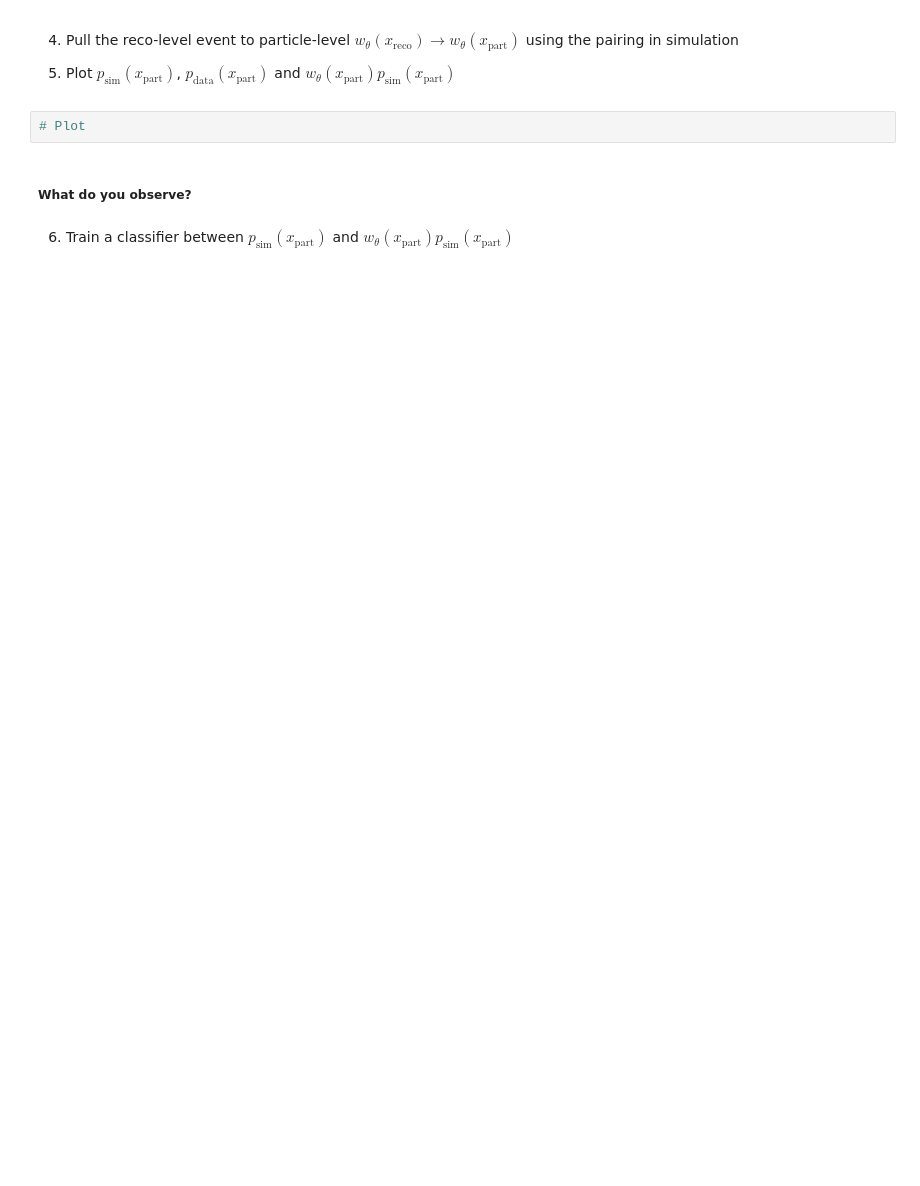
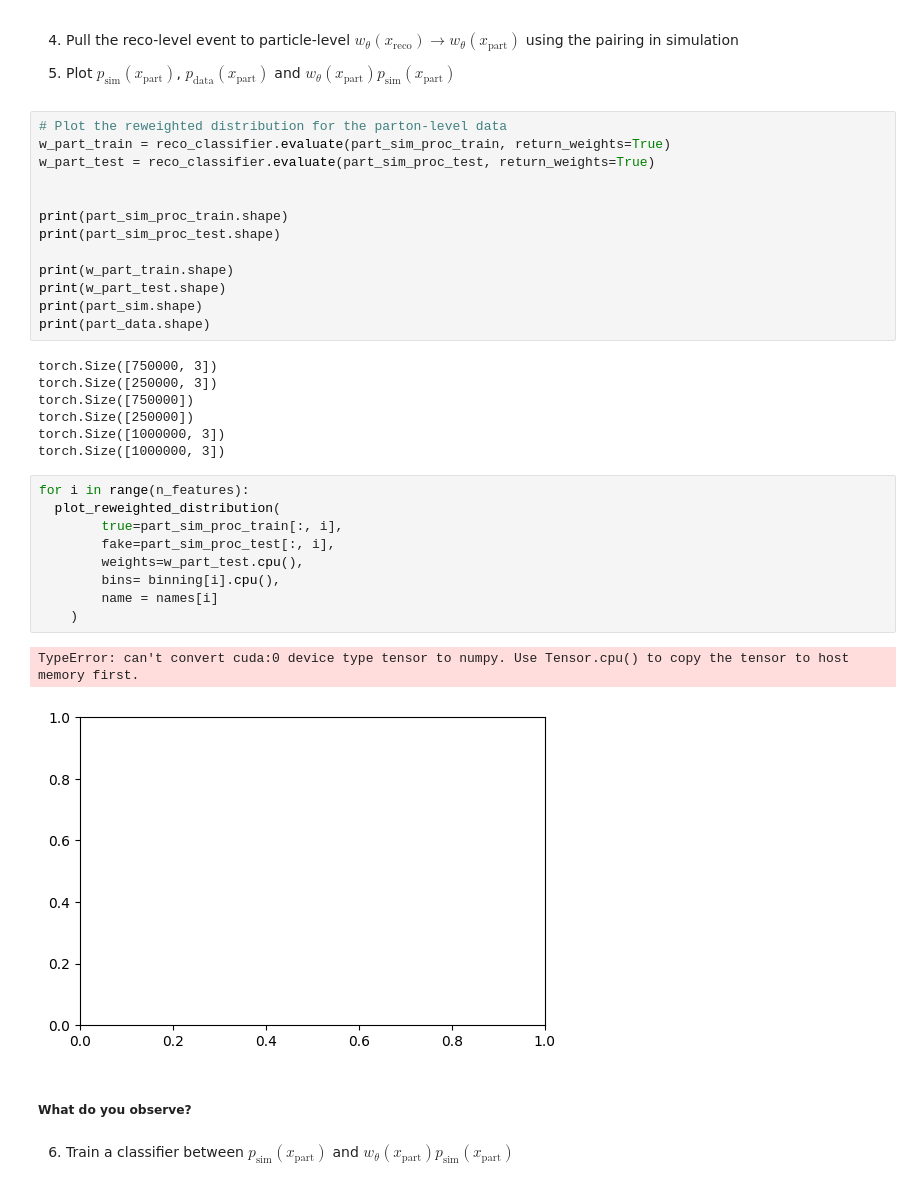
Before and after one commit to skipperglume/AI_suggested_scripts, a Jupyter notebook: Omnifold_tutorial_student.ipynb, the cells around one changed output. Drawn from its saved outputs; the diff is of its cells as text; blank space fills up the shorter version.

```diff
--- a/Omnifold_tutorial_student.ipynb
+++ b/Omnifold_tutorial_student.ipynb
@@ -405,8 +404,38 @@ for i in range(n_features):
 4. Pull the reco-level event to particle-level $w_\theta(x_\text{reco}) \rightarrow w_\theta(x_\text{part})$ using the pairing in simulation
 
 5. Plot $p_\text{sim}(x_\text{part})$, $p_{\text{data}}(x_{\text{part}})$ and $w_\theta(x_\text{part})p_\text{sim}(x_\text{part})$
-# %%
-# Plot
+# %%
+# Plot the reweighted distribution for the parton-level data
+w_part_train = reco_classifier.evaluate(part_sim_proc_train, return_weights=True)
+w_part_test = reco_classifier.evaluate(part_sim_proc_test, return_weights=True)
+
+
+print(part_sim_proc_train.shape)
+print(part_sim_proc_test.shape)
+
+print(w_part_train.shape)
+print(w_part_test.shape)
+print(part_sim.shape)
+print(part_data.shape)
+# %% [output]
+torch.Size([750000, 3])
+torch.Size([250000, 3])
+torch.Size([750000])
+torch.Size([250000])
+torch.Size([1000000, 3])
+torch.Size([1000000, 3])
+# %%
+for i in range(n_features):
+  plot_reweighted_distribution(
+        true=part_sim_proc_train[:, i],
+        fake=part_sim_proc_test[:, i],
+        weights=w_part_test.cpu(),
+        bins= binning[i].cpu(),
+        name = names[i]
+    )
+# %% [output]
+TypeError: can't convert cuda:0 device type tensor to numpy. Use Tensor.cpu() to copy the tensor to host memory first.
+[figure, added]
 # %% [markdown]
 ##### What do you observe?
 # %% [markdown]
```
Also changed, not shown: parts of 9 cells of this notebook.
